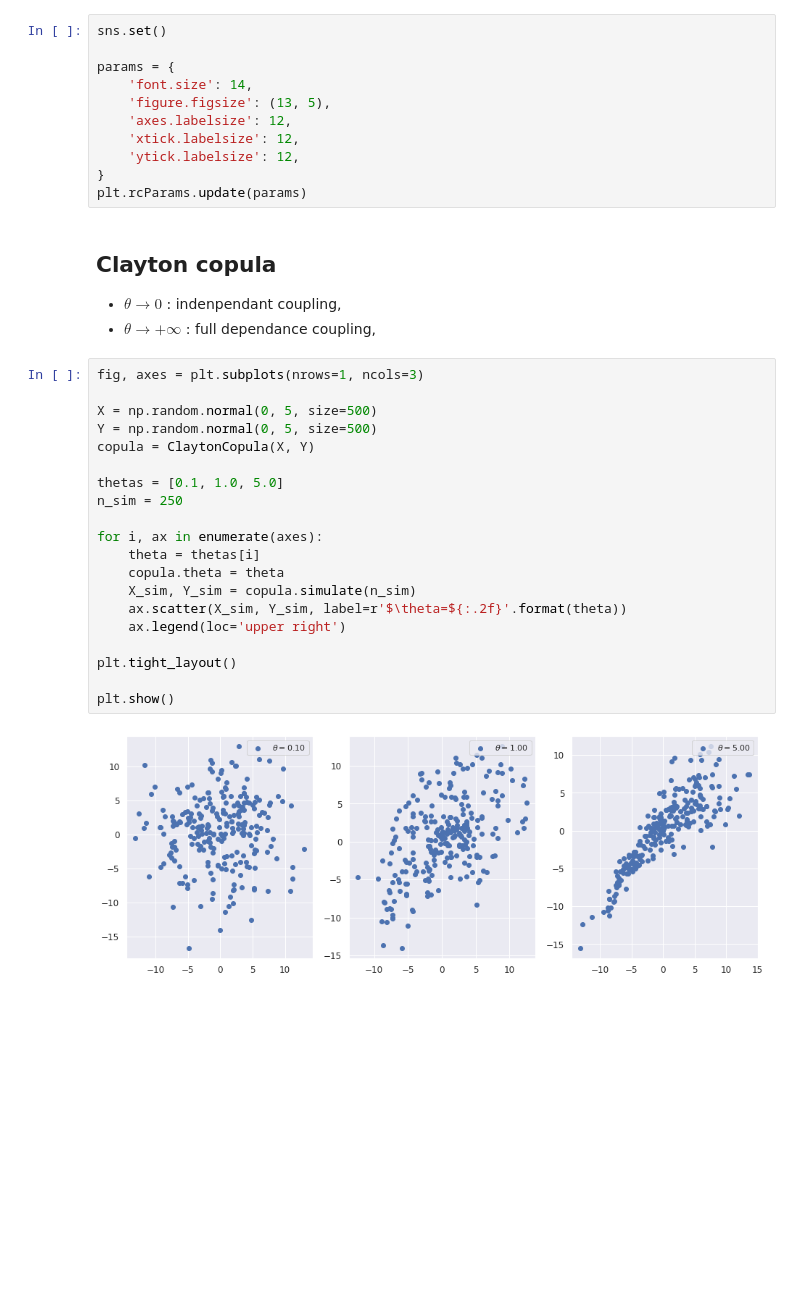
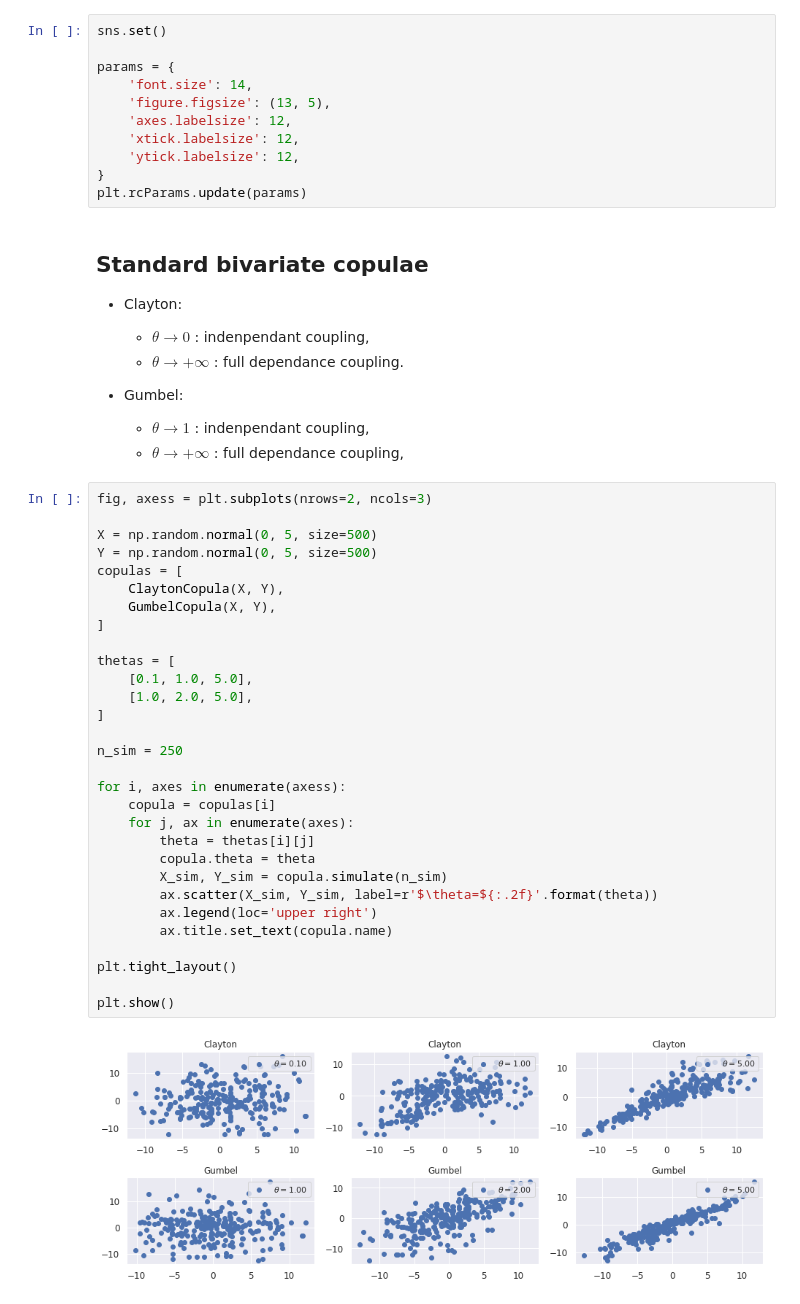
Before and after one commit to sauxpa/stochastic, a Jupyter notebook: examples/bivariate_copula_example.ipynb, the cells around one changed output. Saved outputs shown, nothing was run; the diff lists cells and outputs as text; blank space fills up the shorter version.

```diff
--- a/examples/bivariate_copula_example.ipynb
+++ b/examples/bivariate_copula_example.ipynb
@@ -15,29 +17,45 @@ params = {
 }
 plt.rcParams.update(params)
 # %% [markdown]
-## Clayton copula
+## Standard bivariate copulae
 
-* $\theta \to 0$ : indenpendant coupling,
-* $\theta \to +\infty$ : full dependance coupling,
+
+* Clayton:
+  * $\theta \to 0$ : indenpendant coupling,
+  * $\theta \to +\infty$ : full dependance coupling.
+
+* Gumbel:
+  * $\theta \to 1$ : indenpendant coupling,
+  * $\theta \to +\infty$ : full dependance coupling,
 # %%
-fig, axes = plt.subplots(nrows=1, ncols=3)
+fig, axess = plt.subplots(nrows=2, ncols=3)
 
 X = np.random.normal(0, 5, size=500)
 Y = np.random.normal(0, 5, size=500)
-copula = ClaytonCopula(X, Y)
+copulas = [
+    ClaytonCopula(X, Y),
+    GumbelCopula(X, Y),
+]
 
-thetas = [0.1, 1.0, 5.0]
+thetas = [
+    [0.1, 1.0, 5.0],
+    [1.0, 2.0, 5.0],
+]
+
 n_sim = 250
 
-for i, ax in enumerate(axes):
-    theta = thetas[i]
-    copula.theta = theta
-    X_sim, Y_sim = copula.simulate(n_sim)
-    ax.scatter(X_sim, Y_sim, label=r'$\theta=${:.2f}'.format(theta))
-    ax.legend(loc='upper right')
+for i, axes in enumerate(axess):
+    copula = copulas[i]
+    for j, ax in enumerate(axes):
+        theta = thetas[i][j]
+        copula.theta = theta
+        X_sim, Y_sim = copula.simulate(n_sim)
+        ax.scatter(X_sim, Y_sim, label=r'$\theta=${:.2f}'.format(theta))
+        ax.legend(loc='upper right')
+        ax.title.set_text(copula.name)
 
 plt.tight_layout()
 
 plt.show()
 # %% [output]
-[figure, old version]
+[figure, new version]
```
Also changed, not shown: parts of 1 cell of this notebook.
